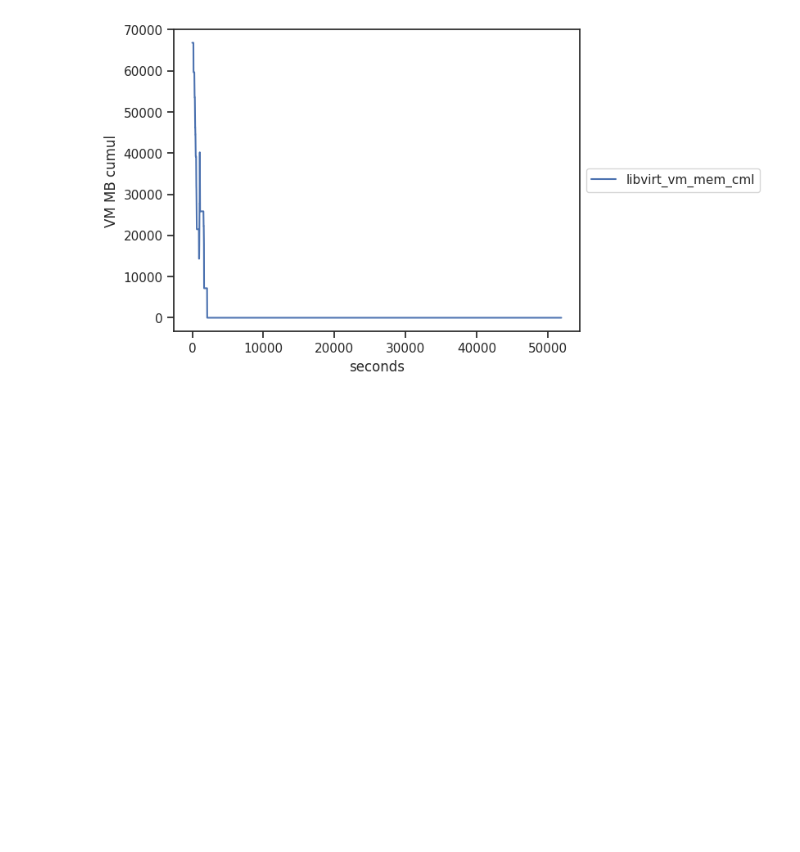
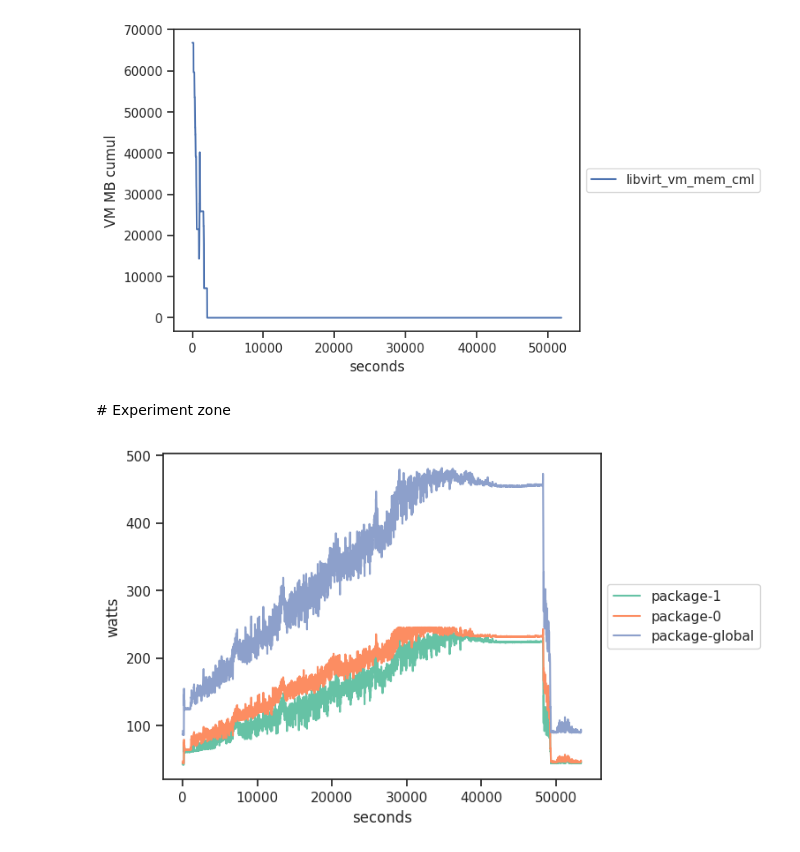
Before and after one commit to jacquetpi/rapl-reader, a Jupyter notebook: investig-consumption.ipynb, the cells around one changed output. Saved outputs shown, nothing was run; the diff lists cells and outputs as text; code cells hidden in the pictures; blank space fills up the shorter version.

```diff
--- a/investig-consumption.ipynb
+++ b/investig-consumption.ipynb
@@ -123,3 +155,22 @@ ax.legend(loc='center left', bbox_to_anchor=(1, 0.5))
 g = ax.set(xlabel='seconds', ylabel='VM MB cumul')
 # %% [output]
 [figure]
+# %% [markdown]
+# Experiment zone
+# %%
+dataset_nopin = pd.read_csv('/usr/local/src/rapl-reader/measures/consumption-20230714-nopin.csv')
+#dataset_oc1 = pd.read_csv('/usr/local/src/rapl-reader/measures/consumption-20230715-oc1.csv')
+dataset_oc3 = pd.read_csv('/usr/local/src/rapl-reader/measures/consumption-20230717-oc3-fixed.csv')
+domains_unique = dataset_nopin['domain'].unique()
+# %%
+package_domains_watt = list()
+for domain in domains_unique:
+    if domain.startswith('package-'): package_domains_watt.append(domain)
+# %%
+sns.set_theme(style="ticks")
+palette = sns.color_palette("Set2", len(package_domains_watt))
+ax = sns.lineplot(data=dataset_nopin.loc[dataset_nopin['domain'].isin(package_domains_watt)], x='timestamp', y='measure', hue='domain', palette=palette)
+ax.legend(loc='center left', bbox_to_anchor=(1, 0.5))
+g = ax.set(xlabel='seconds', ylabel='watts')
+# %% [output]
+[figure, added]
```
Also changed, not shown: parts of 15 cells of this notebook, 1 other file.
